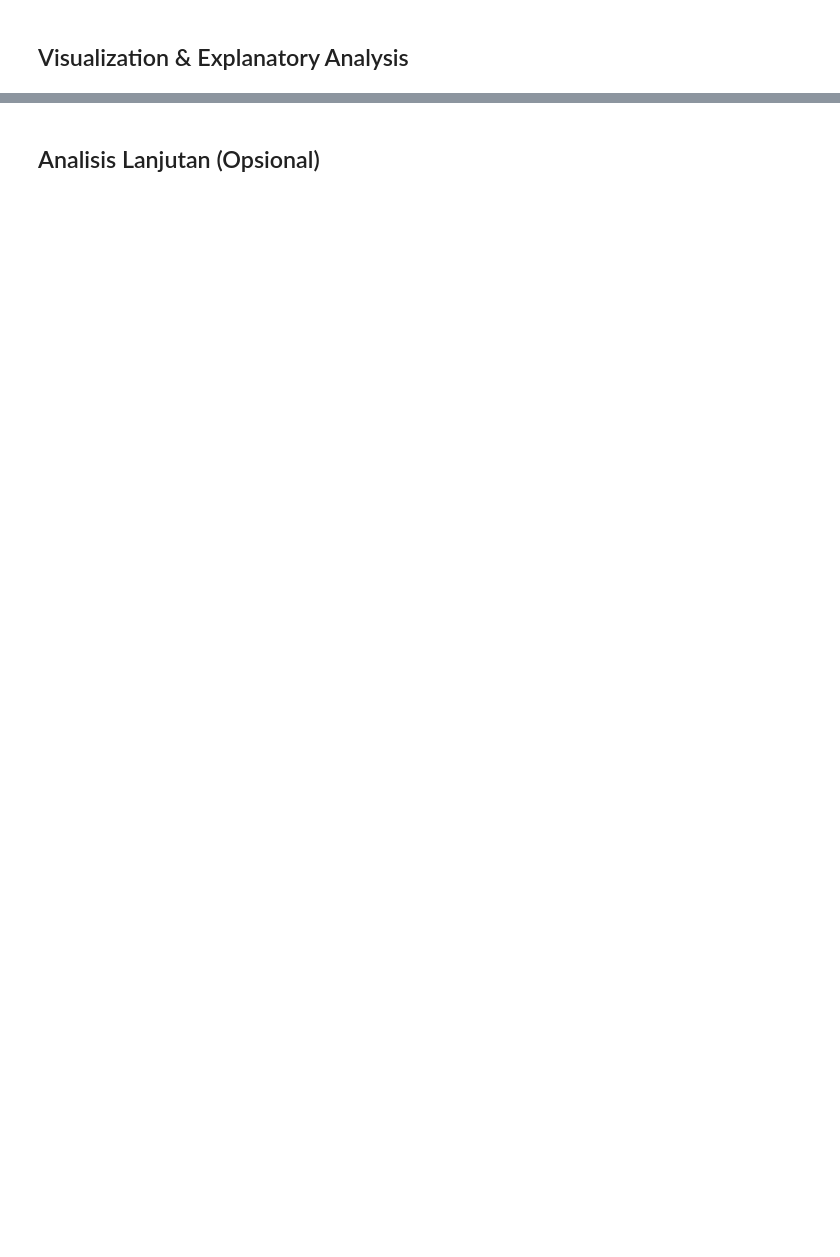
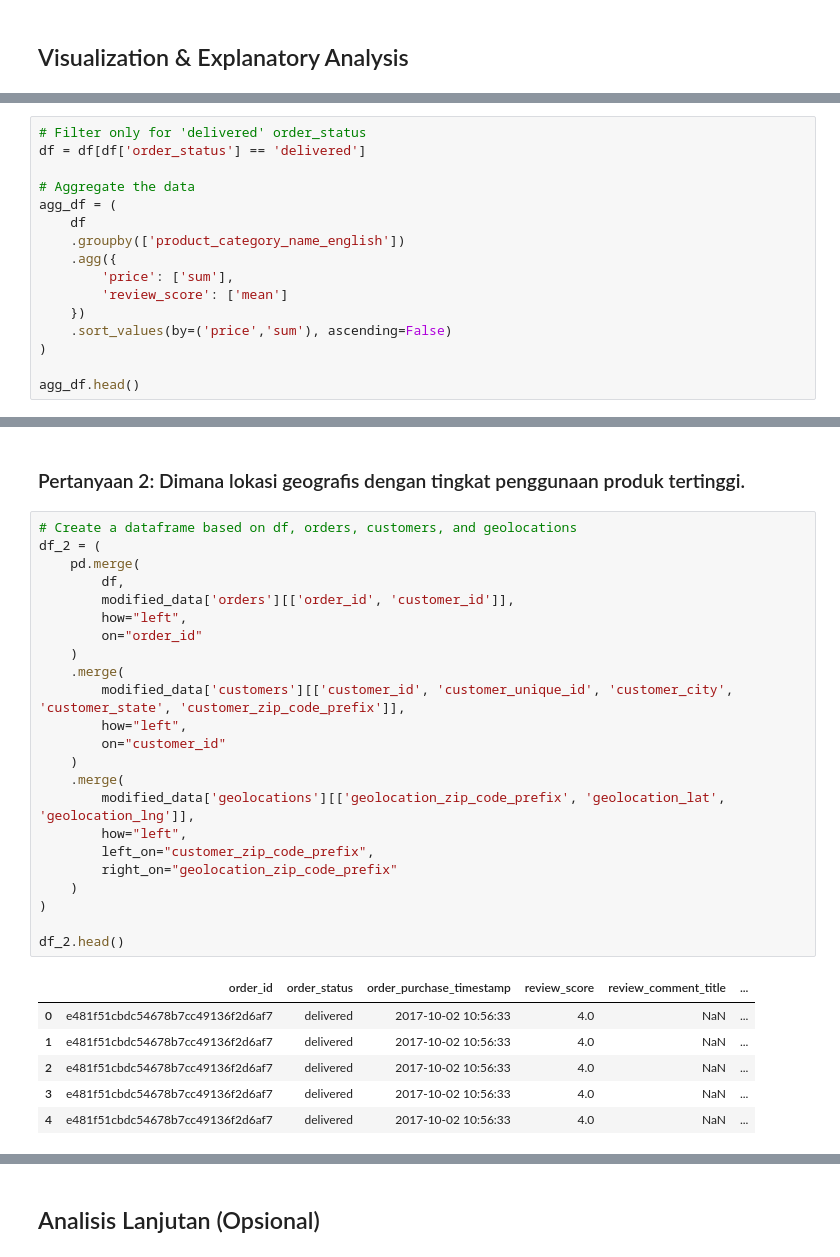
Before and after one commit to nairkivm/e-commerce-public-data-project, a Jupyter notebook: Proyek_Analisis_Data.ipynb, the cells around one changed output, grey strips where cells are left out. Drawn from its saved outputs; the diff is of its cells as text; blank space fills up the shorter version.

```diff
--- a/Proyek_Analisis_Data.ipynb
+++ b/Proyek_Analisis_Data.ipynb
@@ -399,0 +467,16 @@ Data Assessment for 'sellers':
+# %%
+# Filter only for 'delivered' order_status
+df = df[df['order_status'] == 'delivered']
+
+# Aggregate the data
+agg_df = (
+    df
+    .groupby(['product_category_name_english'])
+    .agg({
+        'price': ['sum'],
+        'review_score': ['mean']
+    })
+    .sort_values(by=('price','sum'), ascending=False)
+)
+
+agg_df.head()
@@ -399,0 +500,32 @@ Data Assessment for 'sellers':
+# %% [markdown]
+### Pertanyaan 2: Dimana lokasi geografis dengan tingkat penggunaan produk tertinggi.
+# %%
+# Create a dataframe based on df, orders, customers, and geolocations
+df_2 = (
+    pd.merge(
+        df,
+        modified_data['orders'][['order_id', 'customer_id']],
+        how="left",
+        on="order_id"
+    )
+    .merge(
+        modified_data['customers'][['customer_id', 'customer_unique_id', 'customer_city', 'customer_state', 'customer_zip_code_prefix']],
+        how="left",
+        on="customer_id"
+    )
+    .merge(
+        modified_data['geolocations'][['geolocation_zip_code_prefix', 'geolocation_lat', 'geolocation_lng']],
+        how="left",
+        left_on="customer_zip_code_prefix",
+        right_on="geolocation_zip_code_prefix"
+    )
+)
+
+df_2.head()
+# %% [output]
+|  | order_id | order_status | order_purchase_timestamp | review_score | review_comment_title | ... |
+| 0 | e481f51cbdc54678b7cc49136f2d6af7 | delivered | 2017-10-02 10:56:33 | 4.0 | NaN | ... |
+| 1 | e481f51cbdc54678b7cc49136f2d6af7 | delivered | 2017-10-02 10:56:33 | 4.0 | NaN | ... |
+| 2 | e481f51cbdc54678b7cc49136f2d6af7 | delivered | 2017-10-02 10:56:33 | 4.0 | NaN | ... |
+| 3 | e481f51cbdc54678b7cc49136f2d6af7 | delivered | 2017-10-02 10:56:33 | 4.0 | NaN | ... |
+| 4 | e481f51cbdc54678b7cc49136f2d6af7 | delivered | 2017-10-02 10:56:33 | 4.0 | NaN | ... |
```
Also changed, not shown: parts of 21 cells of this notebook.
